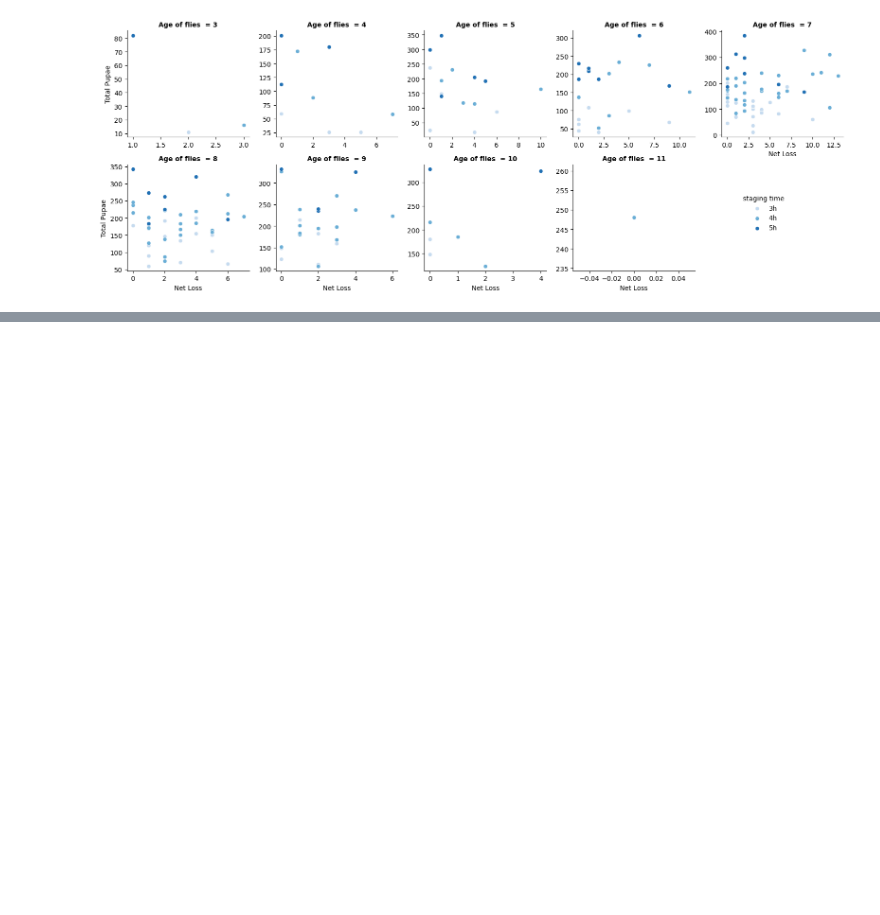
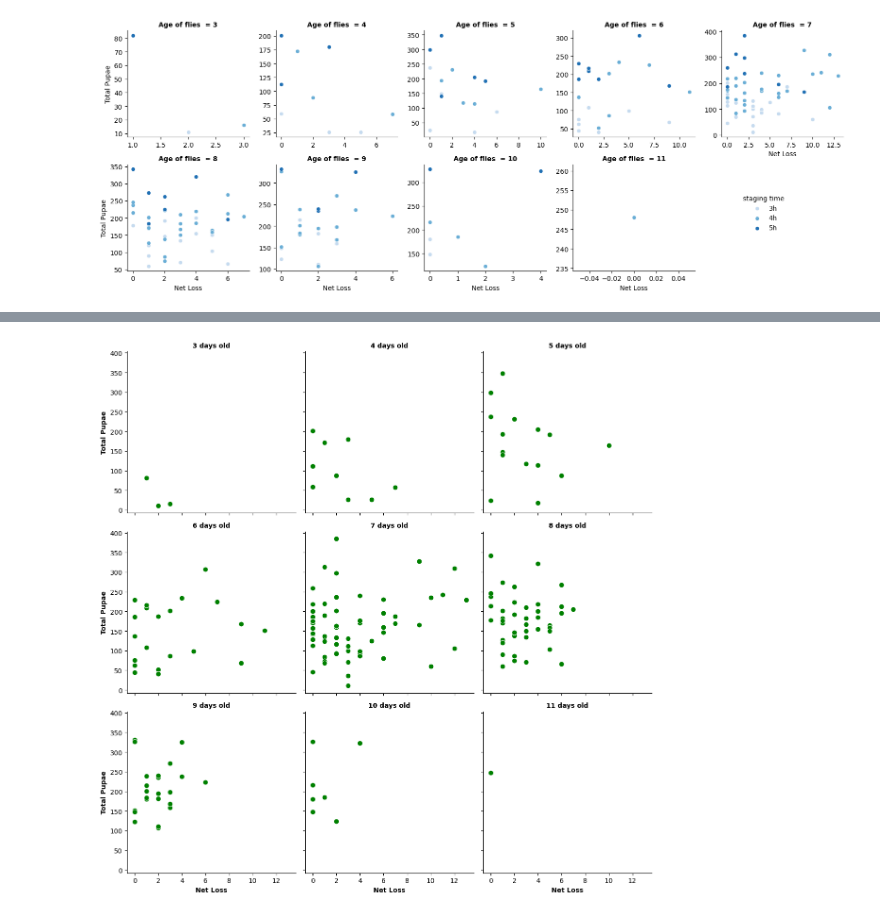
Before and after one commit to lenacochrane/behavioural-analysis, a Jupyter notebook: scripts/plug-camera/staging-parameters/pooled-5h-4h-3h.ipynb, the cells around one changed output, grey strips where cells are left out. Drawn from its saved outputs; the diff is of its cells as text; code cells hidden in the pictures; blank space fills up the shorter version.

```diff
--- a/scripts/plug-camera/staging-parameters/pooled-5h-4h-3h.ipynb
+++ b/scripts/plug-camera/staging-parameters/pooled-5h-4h-3h.ipynb
@@ -139,0 +177,22 @@ plt.show()
+# %%
+
+
+# Create a FacetGrid that creates a separate subplot for each unique value in the 'Age of flies' column
+# The g variable is used as a convenient shorthand to refer to this FacetGrid object.
+g = sns.FacetGrid(df, col='Age of flies ', col_wrap=3, height=4, aspect=1)
+g.map_dataframe(sns.scatterplot, x='Net Loss', y='Total Pupae', color='green', s=60)
+
+# Adding titles and customizing axes for each subplot
+g.set_titles('{col_name} days old', fontweight='bold')
+g.set_axis_labels('Net Loss', 'Total Pupae', fontweight='bold')
+
+# Adjust the layout
+plt.tight_layout()
+
+# Save the figure if needed
+plt.savefig('/Users/cochral/repos/behavioural-analysis/plots/plug-camera/staging/netloss_pupa_5020_agesubplot.png', dpi=300)
+
+# Show the plot
+plt.show()
+# %% [output]
+[figure, added]
```
Also changed, not shown: parts of 8 cells of this notebook.
